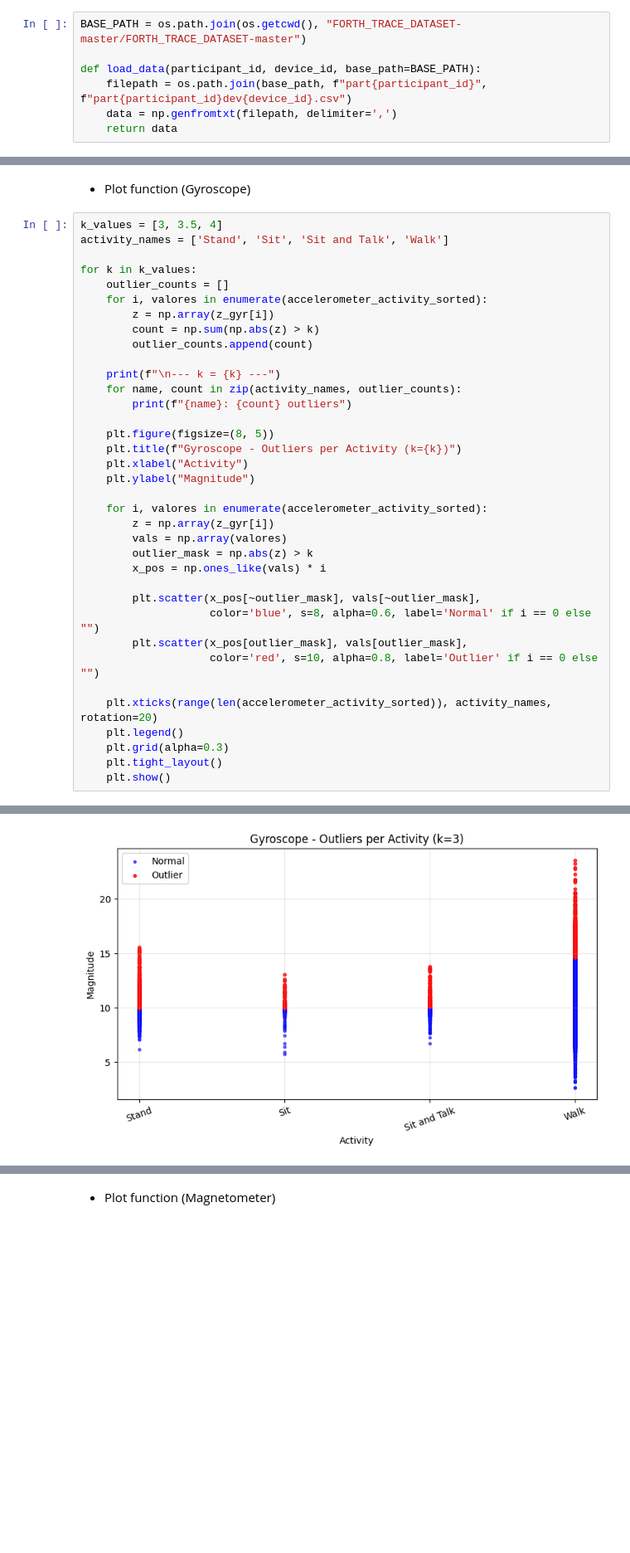
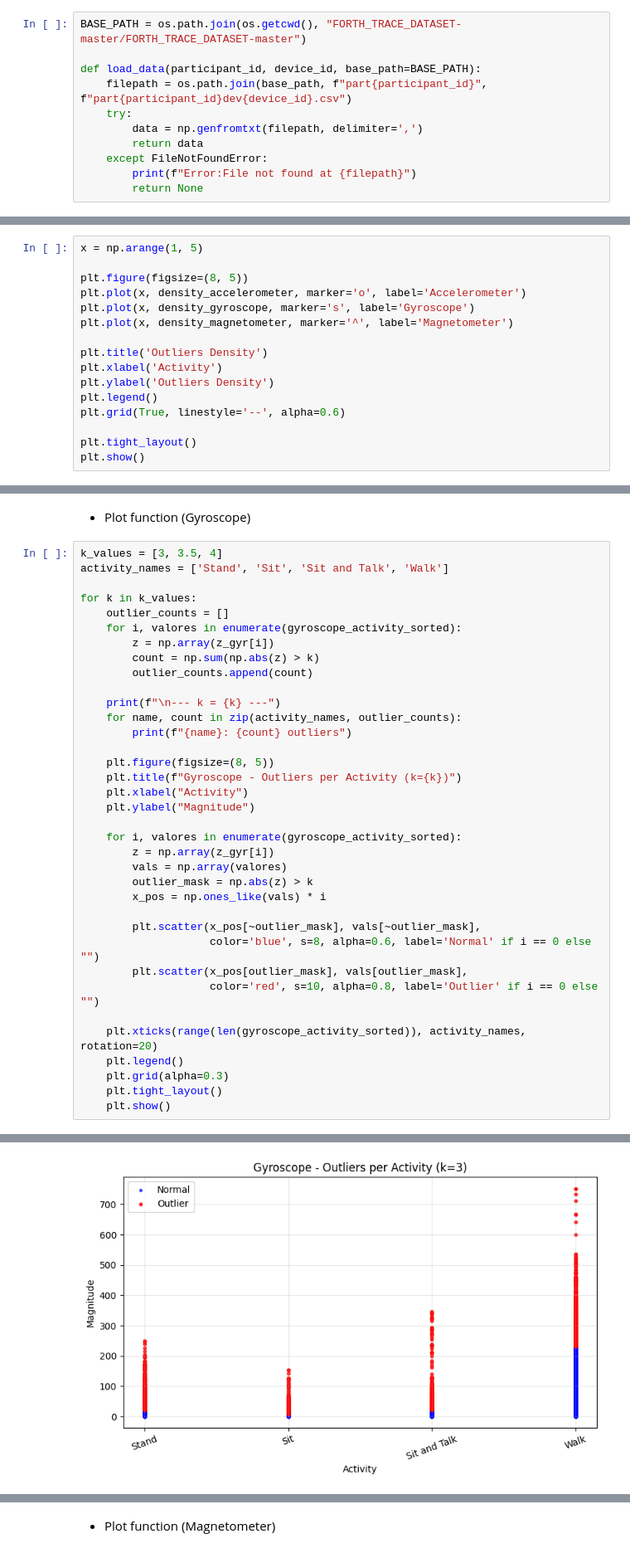
Before and after one commit to MiguelAnt17/detection_of_humans_activities, a Jupyter notebook: MiguelAntonio_2022237621.ipynb, the cells around one changed output, grey strips where cells are left out. Shown at 83% size. Saved outputs shown, nothing was run; the diff lists cells and outputs as text; blank space fills up the shorter version.

```diff
--- a/MiguelAntonio_2022237621.ipynb
+++ b/MiguelAntonio_2022237621.ipynb
@@ -43,8 +43,12 @@ BASE_PATH = os.path.join(os.getcwd(), "FORTH_TRACE_DATASET-master/FORTH_TRACE_DA
 
 def load_data(participant_id, device_id, base_path=BASE_PATH):
     filepath = os.path.join(base_path, f"part{participant_id}", f"part{participant_id}dev{device_id}.csv")
-    data = np.genfromtxt(filepath, delimiter=',')
-    return data
+    try:
+        data = np.genfromtxt(filepath, delimiter=',')
+        return data
+    except FileNotFoundError:
+        print(f"Error:File not found at {filepath}")
+        return None
 # %% [markdown]
 - Loading the data from only device 1 for each individual
 # %% [markdown]
@@ -428,0 +433,16 @@ Densidade de outliers do magnetómetro:  [0.0006168080185042406, 0.0, 0.01076761
+# %%
+x = np.arange(1, 5)
+
+plt.figure(figsize=(8, 5))
+plt.plot(x, density_accelerometer, marker='o', label='Accelerometer')
+plt.plot(x, density_gyroscope, marker='s', label='Gyroscope')
+plt.plot(x, density_magnetometer, marker='^', label='Magnetometer')
+
+plt.title('Outliers Density')
+plt.xlabel('Activity')
+plt.ylabel('Outliers Density')
+plt.legend()
+plt.grid(True, linestyle='--', alpha=0.6)
+
+plt.tight_layout()
+plt.show()
@@ -556,43 +666,43 @@ activity_names = ['Stand', 'Sit', 'Sit and Talk', 'Walk']
 
 for k in k_values:
     outlier_counts = []
-    for i, valores in enumerate(accelerometer_activity_sorted):
+    for i, valores in enumerate(gyroscope_activity_sorted):
         z = np.array(z_gyr[i])
         count = np.sum(np.abs(z) > k)
         outlier_counts.append(count)
 
     print(f"\n--- k = {k} ---")
     for name, count in zip(activity_names, outlier_counts):
         print(f"{name}: {count} outliers")
 
     plt.figure(figsize=(8, 5))
     plt.title(f"Gyroscope - Outliers per Activity (k={k})")
     plt.xlabel("Activity")
     plt.ylabel("Magnitude")
 
-    for i, valores in enumerate(accelerometer_activity_sorted):
+    for i, valores in enumerate(gyroscope_activity_sorted):
         z = np.array(z_gyr[i])
         vals = np.array(valores)
         outlier_mask = np.abs(z) > k
         x_pos = np.ones_like(vals) * i
 
         plt.scatter(x_pos[~outlier_mask], vals[~outlier_mask],
                     color='blue', s=8, alpha=0.6, label='Normal' if i == 0 else "")
         plt.scatter(x_pos[outlier_mask], vals[outlier_mask],
                     color='red', s=10, alpha=0.8, label='Outlier' if i == 0 else "")
 
-    plt.xticks(range(len(accelerometer_activity_sorted)), activity_names, rotation=20)
+    plt.xticks(range(len(gyroscope_activity_sorted)), activity_names, rotation=20)
     plt.legend()
     plt.grid(alpha=0.3)
     plt.tight_layout()
     plt.show()
 # %% [output]
 --- k = 3 ---
 Stand: 1963 outliers
 Sit: 341 outliers
 Sit and Talk: 434 outliers
 Walk: 1329 outliers
-[figure, old version]
+[figure, new version]
 --- k = 3.5 ---
 Stand: 1681 outliers
 Sit: 304 outliers
```
Also changed, not shown: parts of 27 cells of this notebook.
